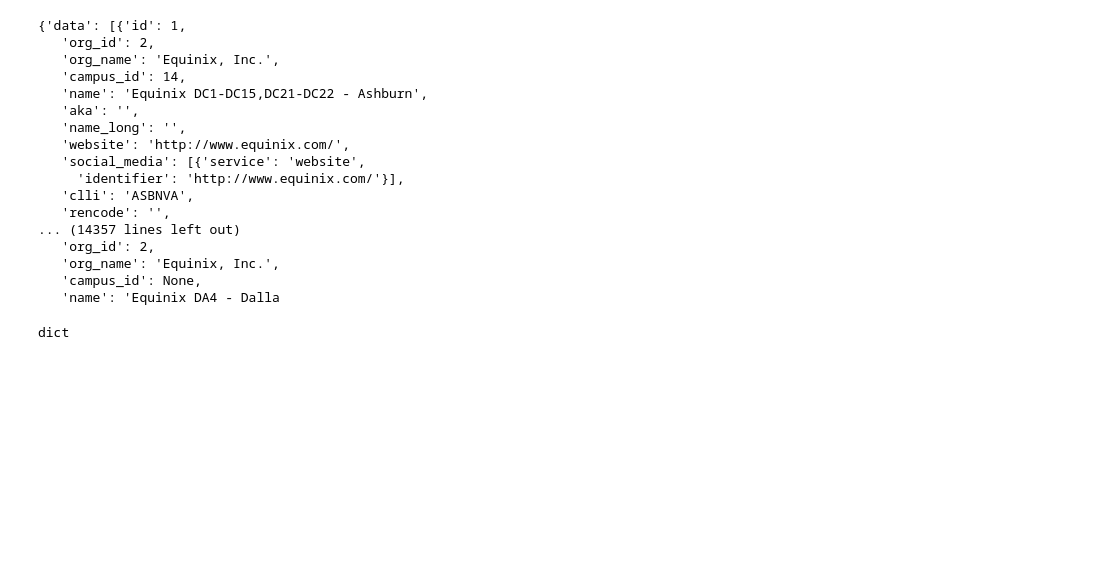
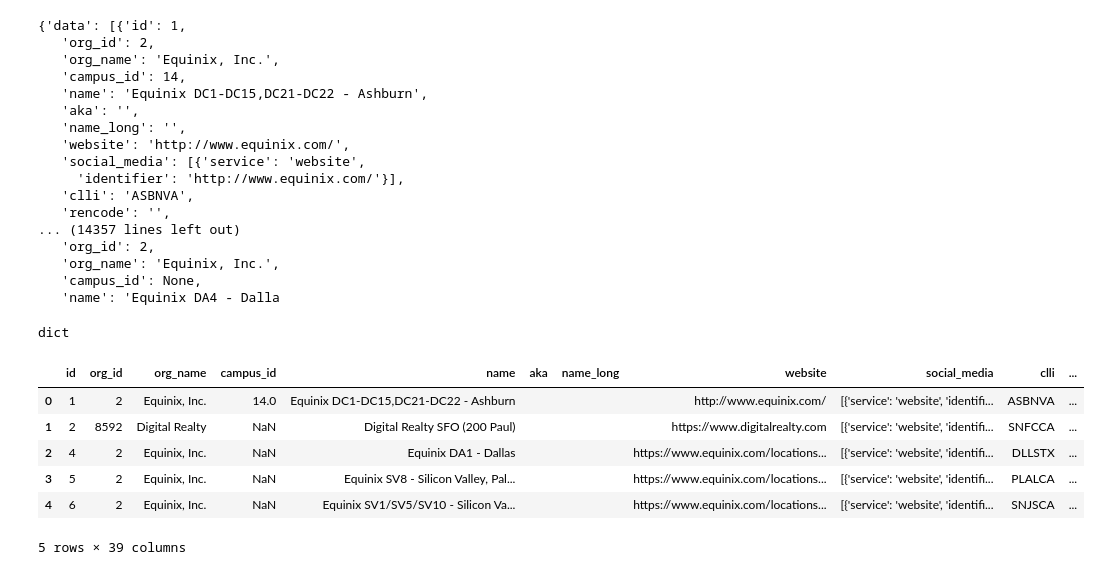
Before and after one commit to ajinikhil/Datacentre_Dataset, a Jupyter notebook: scripts/peeringDB.ipynb, the cells around one changed output. Drawn from its saved outputs; the diff is of its cells as text; code cells hidden in the pictures; blank space fills up the shorter version.

```diff
--- a/scripts/peeringDB.ipynb
+++ b/scripts/peeringDB.ipynb
@@ -48,0 +47,10 @@ df.to_csv("../datasets/datacentre_list.csv")
+# %%
+df.head()
+# %% [output]
+|  | id | org_id | org_name | campus_id | name | aka | name_long | website | social_media | clli | ... |
+| 0 | 1 | 2 | Equinix, Inc. | 14.0 | Equinix DC1-DC15,DC21-DC22 - Ashburn |  |  | http://www.equinix.com/ | [{'service': 'website', 'identifi... | ASBNVA | ... |
+| 1 | 2 | 8592 | Digital Realty | NaN | Digital Realty SFO (200 Paul) |  |  | https://www.digitalrealty.com | [{'service': 'website', 'identifi... | SNFCCA | ... |
+| 2 | 4 | 2 | Equinix, Inc. | NaN | Equinix DA1 - Dallas |  |  | https://www.equinix.com/locations... | [{'service': 'website', 'identifi... | DLLSTX | ... |
+| 3 | 5 | 2 | Equinix, Inc. | NaN | Equinix SV8 - Silicon Valley, Pal... |  |  | https://www.equinix.com/locations... | [{'service': 'website', 'identifi... | PLALCA | ... |
+| 4 | 6 | 2 | Equinix, Inc. | NaN | Equinix SV1/SV5/SV10 - Silicon Va... |  |  | https://www.equinix.com/locations... | [{'service': 'website', 'identifi... | SNJSCA | ... |
+5 rows × 39 columns
```
Also changed, not shown: parts of 6 cells of this notebook.
